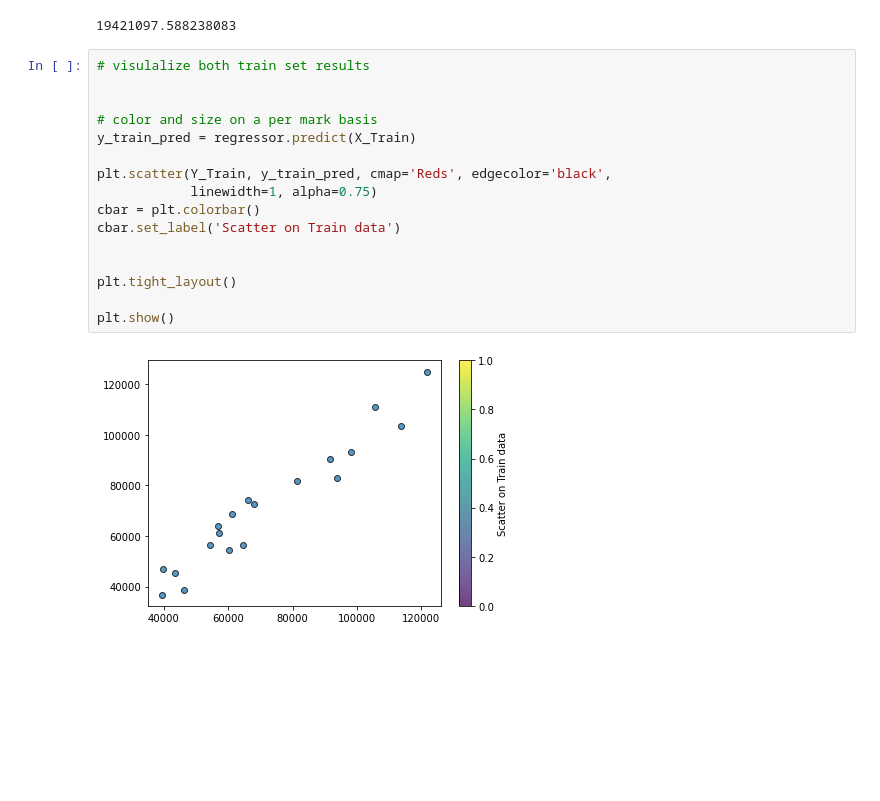
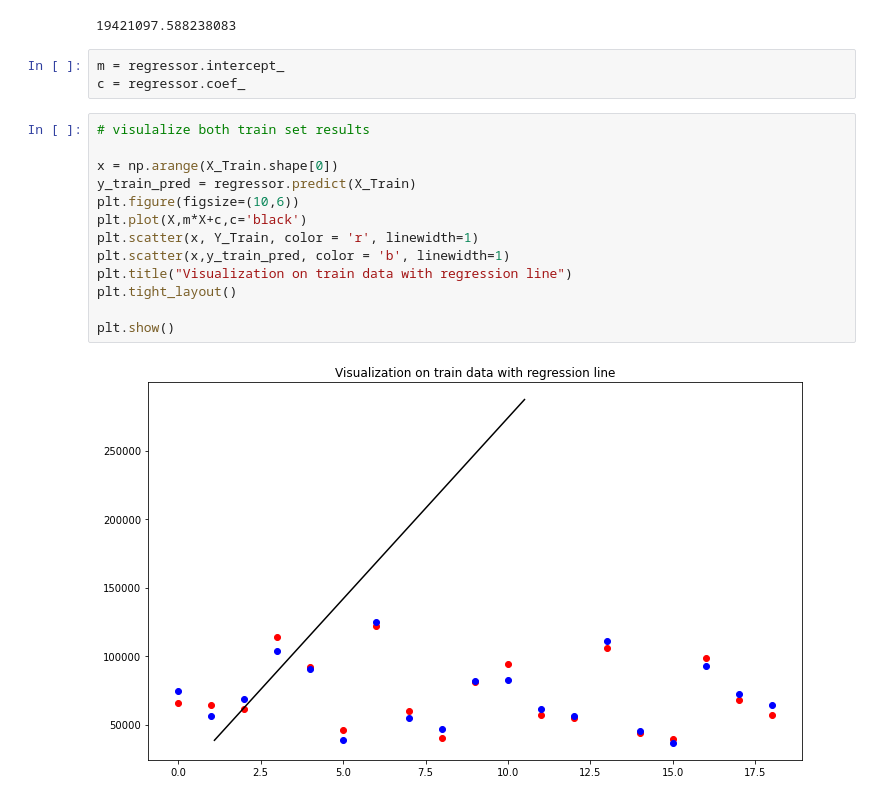
Before and after one commit to kvamsi7/mscs, a Jupyter notebook: CS5720-Neural Network and Deep Learning/Assignments/ICP-4/ICP-4.ipynb, the cells around one changed output. Saved outputs shown, nothing was run; the diff lists cells and outputs as text; blank space fills up the shorter version.

```diff
--- a/CS5720-Neural Network and Deep Learning/Assignments/ICP-4/ICP-4.ipynb
+++ b/CS5720-Neural Network and Deep Learning/Assignments/ICP-4/ICP-4.ipynb
@@ -204,24 +204,24 @@ mse = mean_squared_error(Y_Test,Y_Pred)
 mse
 # %% [output]
 19421097.588238083
+# %%
+m = regressor.intercept_
+c = regressor.coef_
 # %%
 # visulalize both train set results
 
-
-# color and size on a per mark basis
+x = np.arange(X_Train.shape[0])
 y_train_pred = regressor.predict(X_Train)
-
-plt.scatter(Y_Train, y_train_pred, cmap='Reds', edgecolor='black',
-            linewidth=1, alpha=0.75)
-cbar = plt.colorbar()
-cbar.set_label('Scatter on Train data')
-
-
+plt.figure(figsize=(10,6))
+plt.plot(X,m*X+c,c='black')
+plt.scatter(x, Y_Train, color = 'r', linewidth=1)
+plt.scatter(x,y_train_pred, color = 'b', linewidth=1)
+plt.title("Visualization on train data with regression line")
 plt.tight_layout()
 
 plt.show()
 # %% [output]
-[figure, old version]
+[figure, new version]
 # %%
 # visulalize both test set results
 
```
Also changed, not shown: parts of 3 cells of this notebook.
